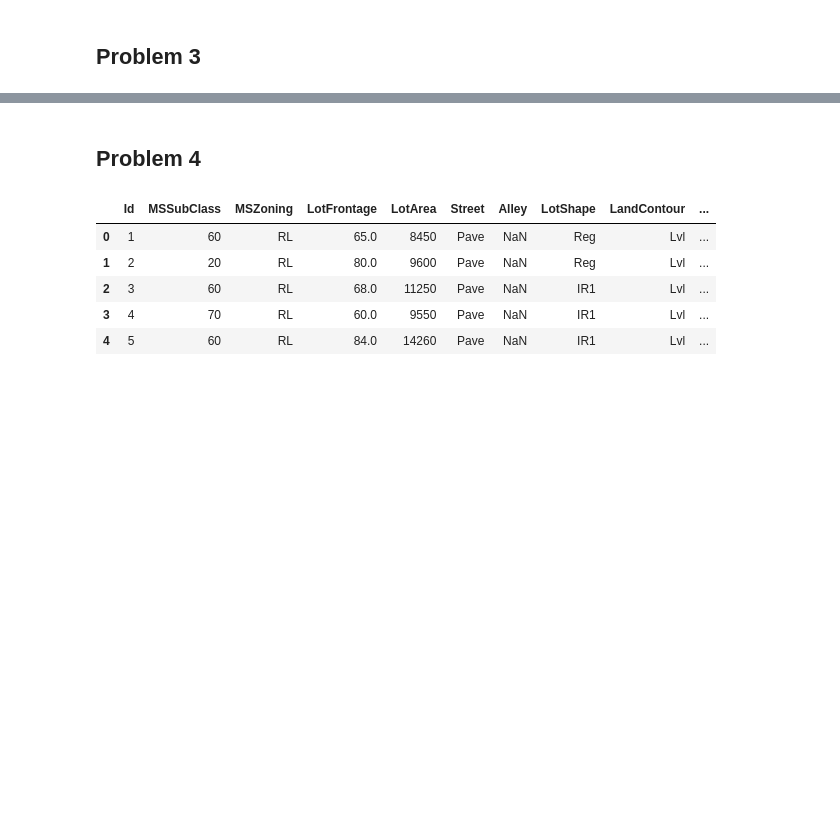
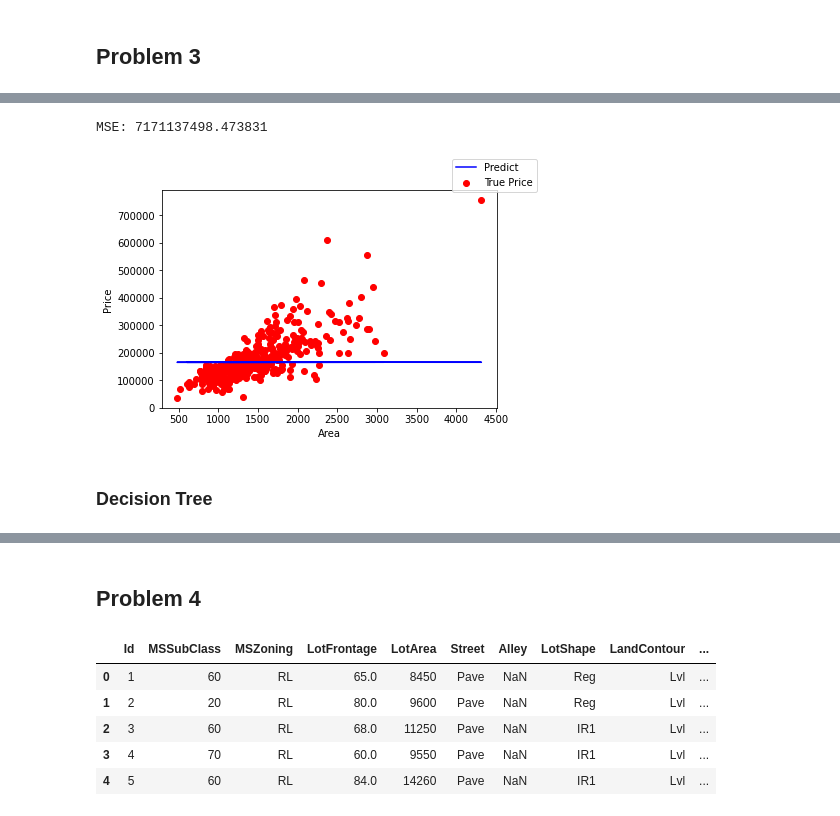
Before and after one commit to PhucNguyenAH/DIVEINTOCODE_term1_week4, a Jupyter notebook: house_prices.ipynb, the cells around one changed output, grey strips where cells are left out. Drawn from its saved outputs; the diff is of its cells as text; code cells hidden in the pictures; blank space fills up the shorter version.

```diff
--- a/house_prices.ipynb
+++ b/house_prices.ipynb
@@ -126,0 +101,17 @@ def display_outputs(title,y_prediction):
+# %%
+regr = make_pipeline(StandardScaler(), SVR(C=1.0, epsilon=0.2))
+regr.fit(X_train[:,0].reshape(-1, 1), y_train)
+y_predict_svm = regr.predict(X_test[:,0].reshape(-1, 1))
+print("MSE:",mean_squared_error(y_test,y_predict_svm))
+svm1 = mean_squared_error(y_test,y_predict_svm)
+plt.scatter(X_test[:,0], y_test, c="Red",label="True Price")
+plt.plot(X_test[:,0], y_predict_svm, c="Blue",label="Predict")
+plt.xlabel("Area")
+plt.ylabel("Price")
+plt.figlegend()
+plt.show()
+# %% [output]
+MSE: 7171137498.473831
+[figure, added]
+# %% [markdown]
+### Decision Tree
```
Also changed, not shown: parts of 48 cells of this notebook.
